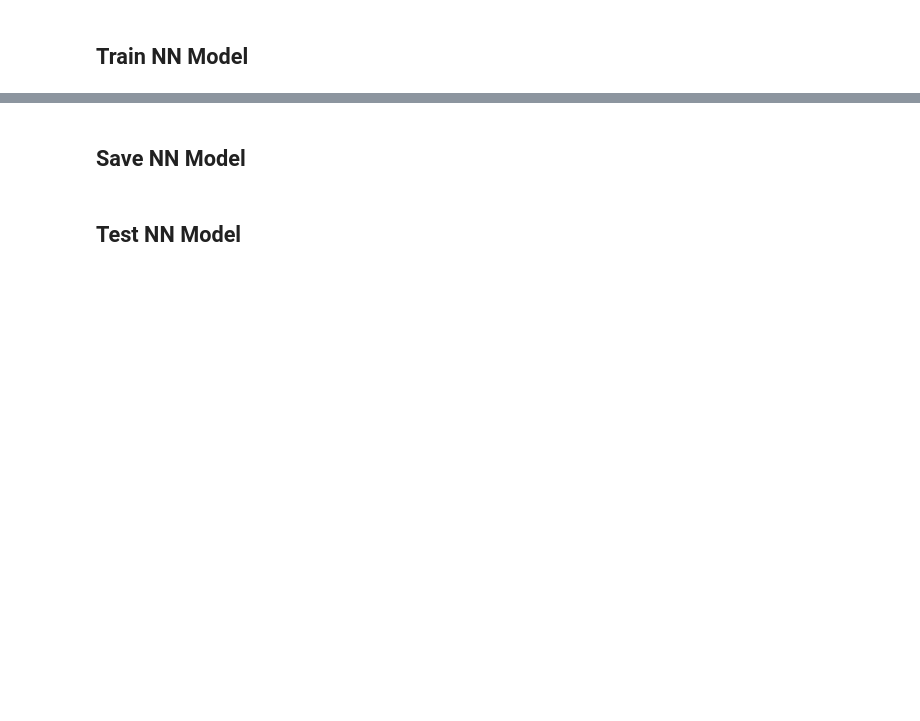
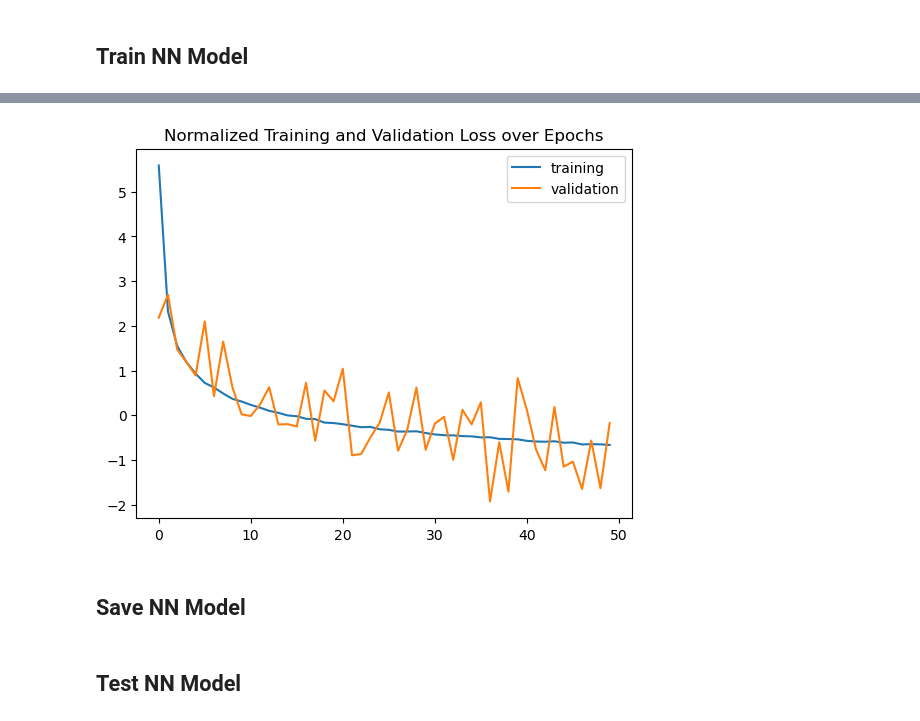
Before and after one commit to juliasimpson97/MLEE-final-project, a Jupyter notebook: models/NN.ipynb, the cells around one changed output, grey strips where cells are left out. Saved outputs shown, nothing was run; the diff lists cells and outputs as text; code cells hidden in the pictures; blank space fills up the shorter version.

```diff
--- a/models/NN.ipynb
+++ b/models/NN.ipynb
@@ -219,3 +296,16 @@ history_nprelim = NN_model_nprelim.fit(X_train, y_train,
+# %%
+norm_nloss = (history_nprelim.history['loss'] - np.mean(history_nprelim.history['loss'])) / np.std(history_nprelim.history['loss'])
+# %%
+norm_val_nloss = (history_nprelim.history['val_loss'] - np.mean(history_nprelim.history['val_loss'])) / np.std(history_nprelim.history['val_loss'])
+# %%
+x_ax = history_nprelim.epoch
+plt.plot(x_ax, norm_nloss, label="training")
+plt.plot(x_ax, norm_val_nloss, label="validation")
+plt.title("Normalized Training and Validation Loss over Epochs")
+plt.legend()
+plt.show()
+# %% [output]
+[figure, added]
 # %% [markdown]
 ## Save NN Model
 # %%
```
Also changed, not shown: parts of 51 cells of this notebook, 1 other file.
